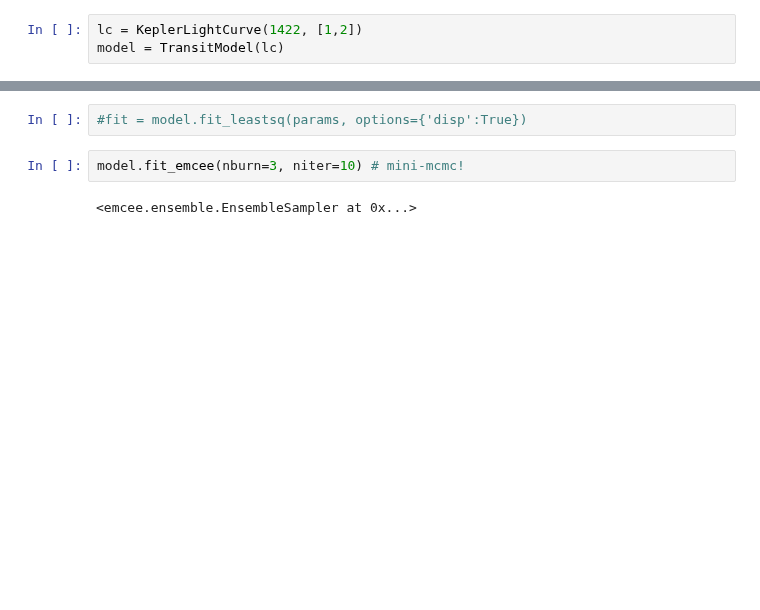
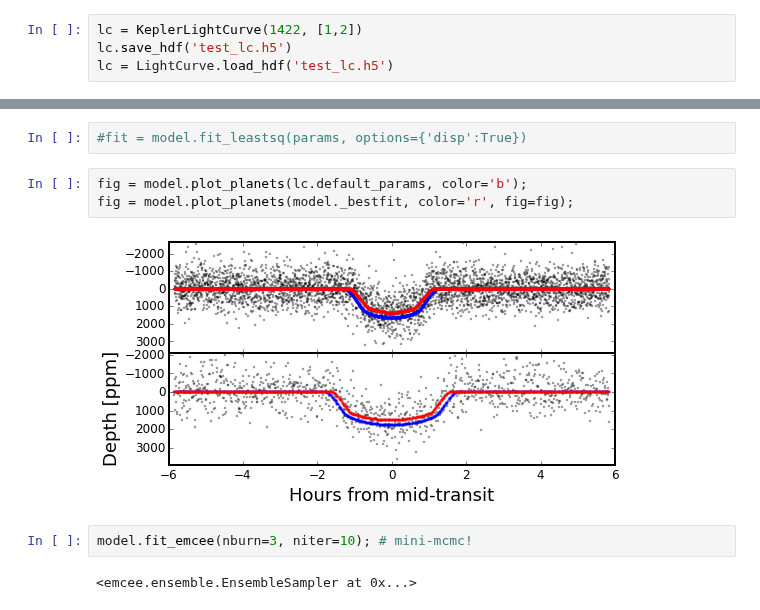
Before and after one commit to timothydmorton/transit-fitting, a Jupyter notebook: notebooks/demo.ipynb, the cells around one changed output, grey strips where cells are left out. Saved outputs shown, nothing was run; the diff lists cells and outputs as text; blank space fills up the shorter version.

```diff
--- a/notebooks/demo.ipynb
+++ b/notebooks/demo.ipynb
@@ -8,3 +8,4 @@ from transitfit import KeplerLightCurve, TransitModel
 # %%
 lc = KeplerLightCurve(1422, [1,2])
-model = TransitModel(lc)
+lc.save_hdf('test_lc.h5')
+lc = LightCurve.load_hdf('test_lc.h5')
@@ -20,6 +27,11 @@ model.plot_planets(params); #not bad!
 # %%
 #fit = model.fit_leastsq(params, options={'disp':True})
+# %%
+fig = model.plot_planets(lc.default_params, color='b');
+fig = model.plot_planets(model._bestfit, color='r', fig=fig);
+# %% [output]
+[figure, added]
 # %%
-model.fit_emcee(nburn=3, niter=10) # mini-mcmc!
+model.fit_emcee(nburn=3, niter=10); # mini-mcmc!
 # %% [output]
 <emcee.ensemble.EnsembleSampler at 0x...>
```
Also changed, not shown: parts of 9 cells of this notebook, 4 other files.
